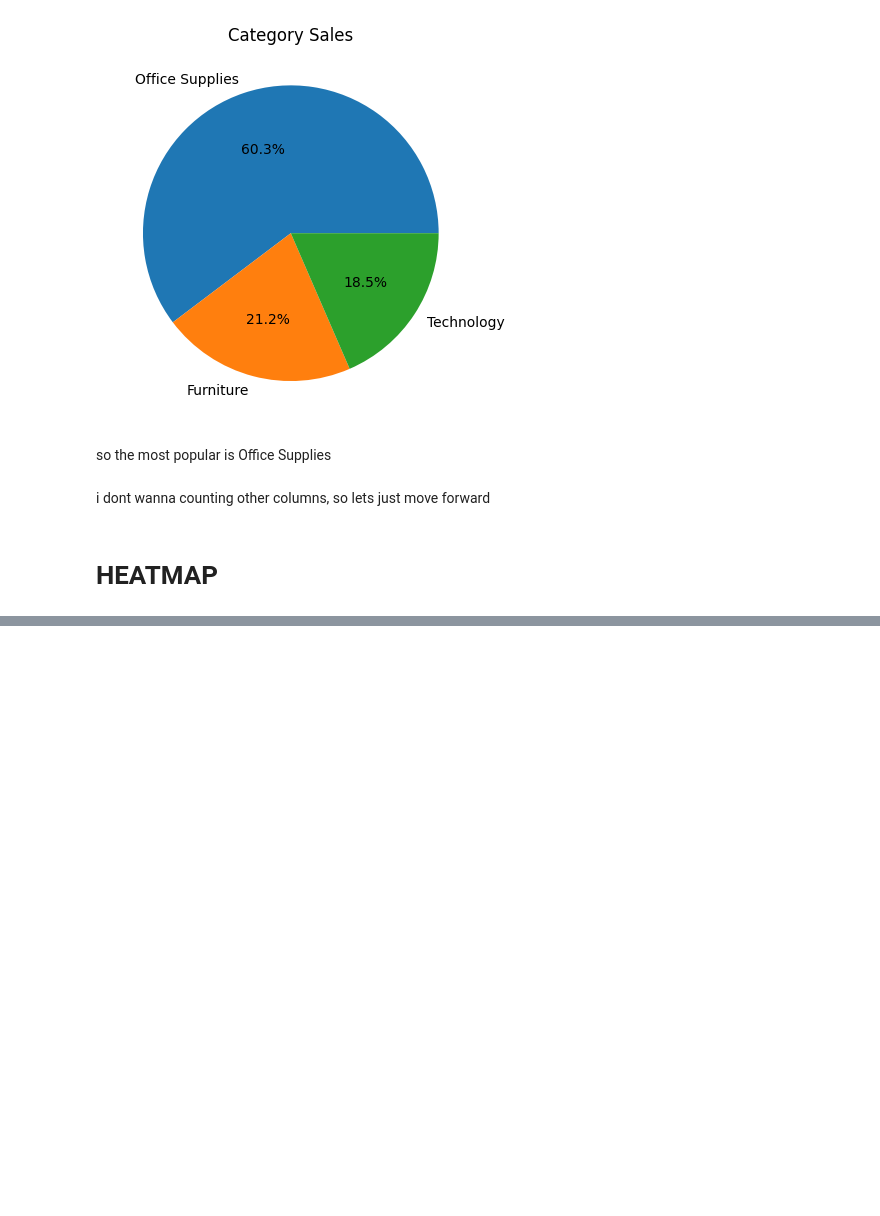
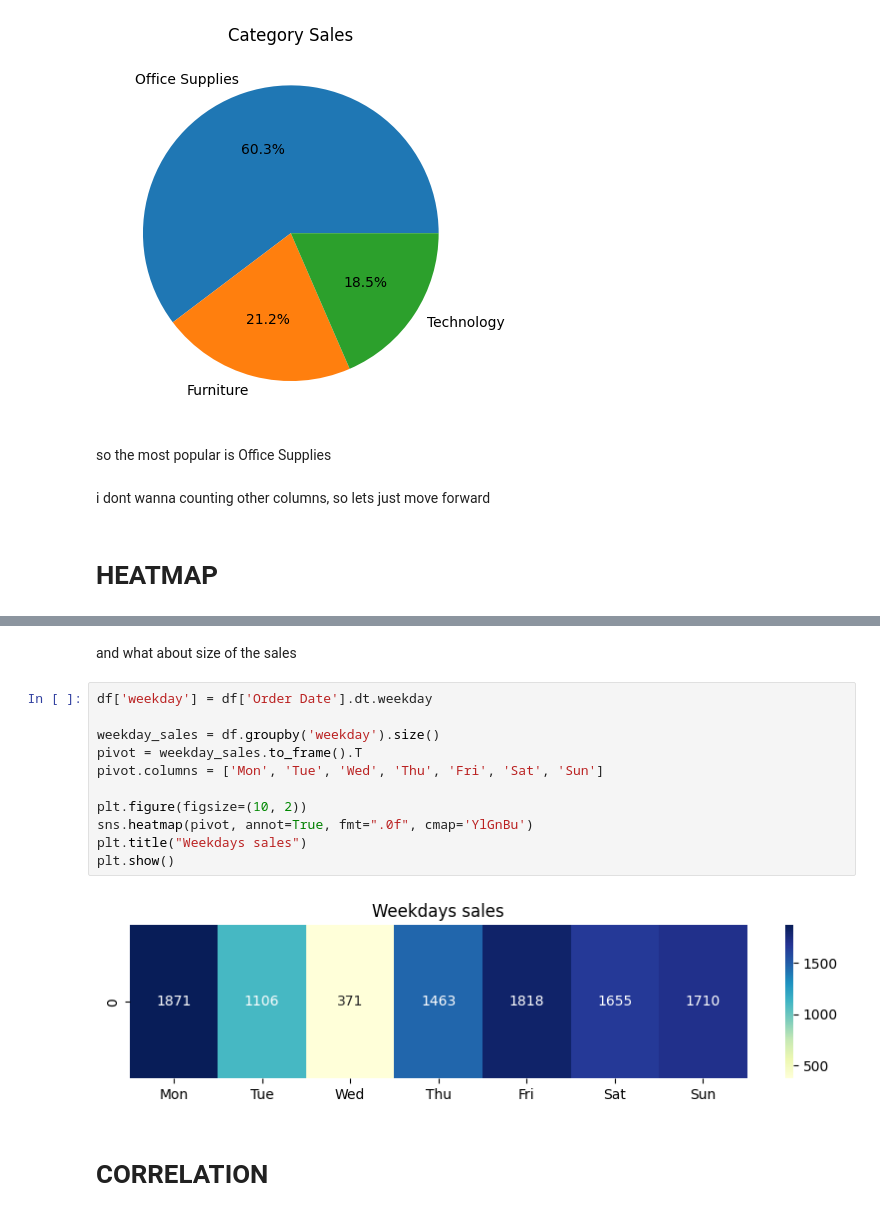
Before and after one commit to Reindotir/superstore-sales-analysis, a Jupyter notebook: src/working.ipynb, the cells around one changed output, grey strips where cells are left out. Cells and saved outputs as stored; diff of their text form; blank space fills up the shorter version.

```diff
--- a/src/working.ipynb
+++ b/src/working.ipynb
@@ -117,0 +151,17 @@ i dont wanna counting other columns, so lets just move forward
+# %% [markdown]
+and what about size of the sales
+# %%
+df['weekday'] = df['Order Date'].dt.weekday
+
+weekday_sales = df.groupby('weekday').size()
+pivot = weekday_sales.to_frame().T
+pivot.columns = ['Mon', 'Tue', 'Wed', 'Thu', 'Fri', 'Sat', 'Sun']
+
+plt.figure(figsize=(10, 2))
+sns.heatmap(pivot, annot=True, fmt=".0f", cmap='YlGnBu')
+plt.title("Weekdays sales")
+plt.show()
+# %% [output]
+[figure, added]
+# %% [markdown]
+# CORRELATION
```
Also changed, not shown: parts of 18 cells of this notebook.
